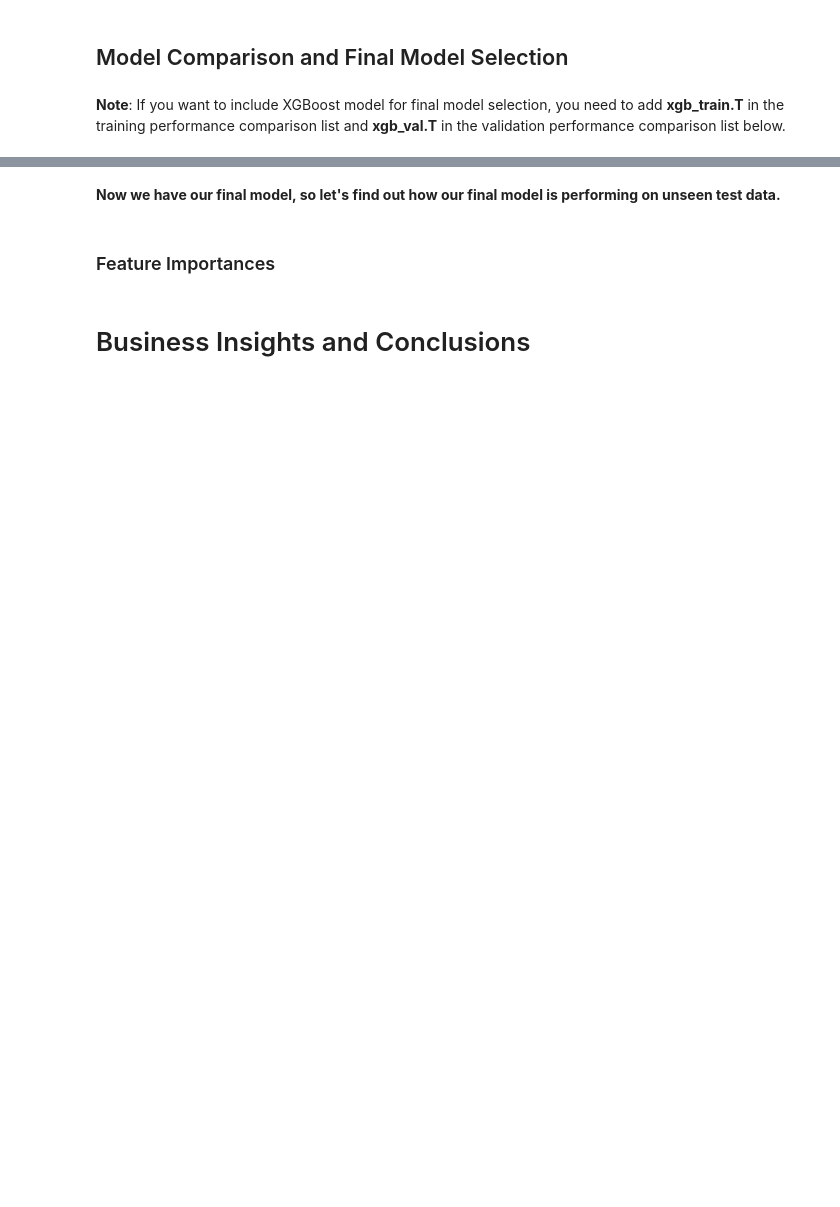
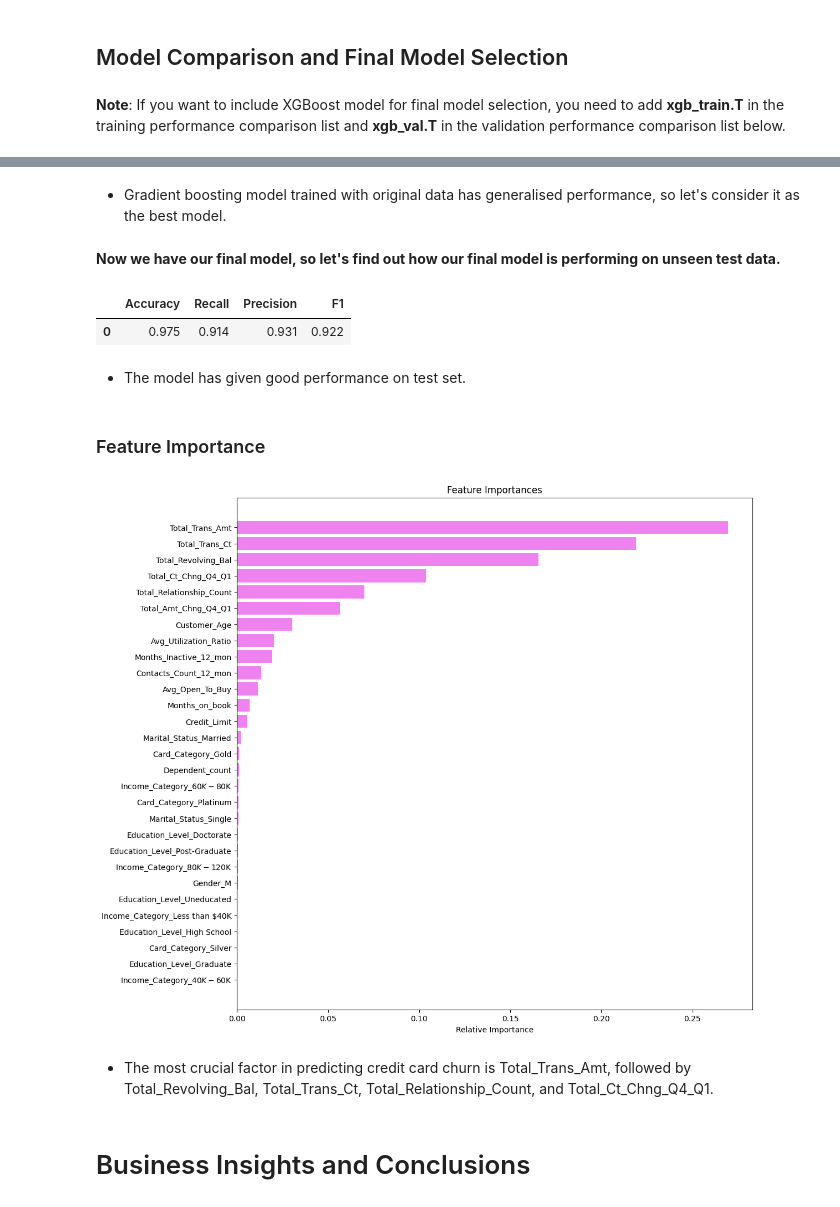
Before and after one commit to aimlalchemists/credit-card-users-churn-prediction, a Jupyter notebook: Credit_Card_Users_Churn_Prediction.ipynb, the cells around one changed output, grey strips where cells are left out. Drawn from its saved outputs; the diff is of its cells as text; code cells hidden in the pictures; blank space fills up the shorter version.

```diff
--- a/Credit_Card_Users_Churn_Prediction.ipynb
+++ b/Credit_Card_Users_Churn_Prediction.ipynb
@@ -1602,7 +1598,11 @@ KeyboardInterrupt:
 # %%
-# Creating new pipeline with best parameters
-tuned_adb = AdaBoostClassifier( random_state=___,
-    n_estimators= _______, learning_rate= _______, base_estimator= DecisionTreeClassifier(max_depth=_______, random_state=1)
-) ## Complete the code with the best parameters obtained from tuning
+# Initialize the AdaBoost classifier with specific parameters
+tuned_adb_od = AdaBoostClassifier(
+    random_state=1,  # Ensures reproducibility of results
+    n_estimators=90,  # Number of boosting stages to be run
+    learning_rate=0.2,  # Learning rate shrinks the contribution of each classifier
+    base_estimator=DecisionTreeClassifier(max_depth=3, random_state=1),  # Base estimator is a decision tree with max depth of 3
+)
 
-tuned_ada.'_______' ## Complete the code to fit the model on original data
+# Fit the model to the training data
+tuned_adb_od.fit(X_train, y_train)
@@ -1799,7 +2071,11 @@ models_train_comp_df
+# %% [markdown]
+- Gradient boosting model trained with original data has generalised performance, so let's consider it as the best model.
 # %% [markdown]
 **Now we have our final model, so let's find out how our final model is performing on unseen test data.**
 # %%
 # Let's check the performance on test set
-'_______' ## Write the code to check the performance of best model on test data
+gbm_od_test = model_performance_classification_sklearn(tuned_od_gbm, X_test, y_test)
+gbm_od_test
+# %% [output]
+|  | Accuracy | Recall | Precision | F1 |
+| 0 | 0.975 | 0.914 | 0.931 | 0.922 |
-# %% [markdown]
-### Feature Importances
@@ -1817,3 +2082,38 @@ plt.show()
+# %% [markdown]
+- The model has given good performance on test set.
+# %% [markdown]
+### Feature Importance
+# %%
+# Extracting feature names from the training data
+feature_names = X_train.columns
+
+# Getting the feature importances from the tuned Gradient Boosting model
+importances = tuned_od_gbm.feature_importances_
+
+# Sorting the feature importances in ascending order
+indices = np.argsort(importances)
+
+# Creating a figure for the plot
+plt.figure(figsize=(12, 12))
+
+# Setting the title of the plot
+plt.title("Feature Importances")
+
+# Creating a horizontal bar plot of the feature importances
+plt.barh(range(len(indices)), importances[indices], color="violet", align="center")
+
+# Setting the y-ticks to the feature names
+plt.yticks(range(len(indices)), [feature_names[i] for i in indices])
+
+# Labeling the x-axis
+plt.xlabel("Relative Importance")
+
+# Displaying the plot
+plt.show()
+# %% [output]
+[figure, added]
+# %% [markdown]
+- The most crucial factor in predicting credit card churn is Total_Trans_Amt, followed by Total_Revolving_Bal, Total_Trans_Ct, Total_Relationship_Count, and Total_Ct_Chng_Q4_Q1.
 # %% [markdown]
 # Business Insights and Conclusions
 # %% [markdown]
```
Also changed, not shown: parts of 34 cells of this notebook.
